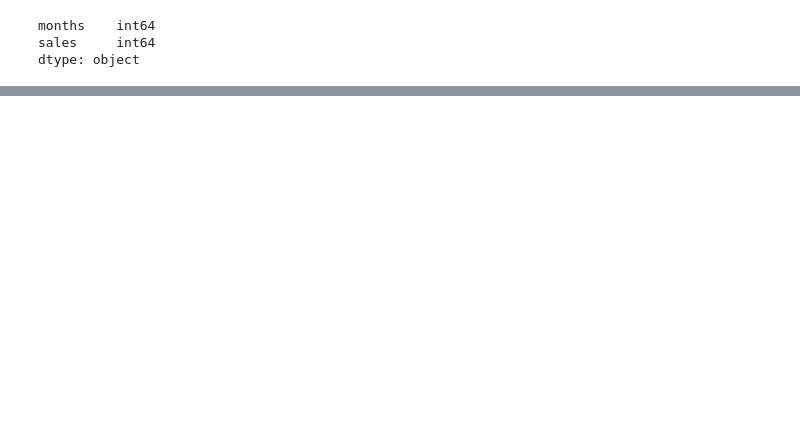
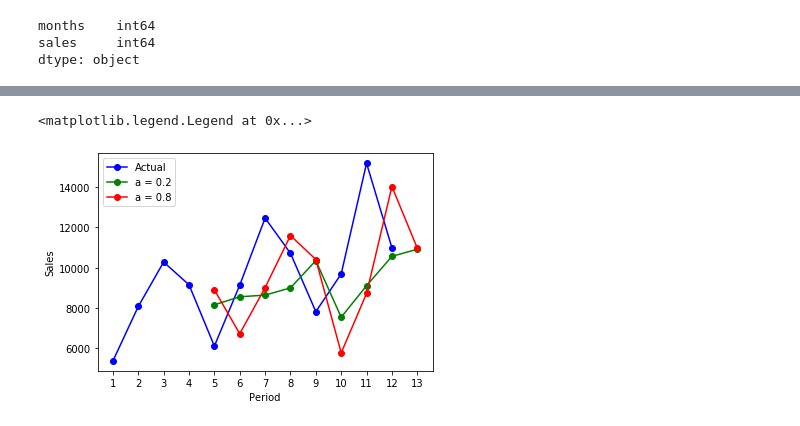
Before and after one commit to Eyefreeze/3803ICT-Lab-3, a Jupyter notebook: Lab 3.ipynb, the cells around one changed output, grey strips where cells are left out. Saved outputs shown, nothing was run; the diff lists cells and outputs as text; code cells hidden in the pictures; blank space fills up the shorter version.

```diff
--- a/Lab 3.ipynb
+++ b/Lab 3.ipynb
@@ -50,15 +54,7 @@ df.dtypes
-# %%
-for i in range(0,df.shape[0]-3):
-    df.loc[df.index[i+3],'4MMA'] = np.round(((df.iloc[i,1]+ df.iloc[i+1,1] +df.iloc[i+2,1])/3),1)
-
-df.head()
-
-
-
-# month13 = (9693+15177+10990)/3
-# month14 = (15177+10990+month13)/3
-# month15 = (10990+month13+month14)/3
-
-# df2 = pd.DataFrame({"months":[13, 14, 15],
-#                     "sales":['NaN', 'NaN', 'NaN'],
-#                    "3MMA":[month13, month14, month15]})
+# %%
+for i in range(0,df.shape[0]-3):
+    df.loc[df.index[i-4],'a=0.8'] = np.round((df.iloc[i-5,2])+ 0.8*((df.iloc[i-5,1])-(df.iloc[i-5,2])),1)
+for i in range(0,df.shape[0]-3):
+    df.loc[df.index[i-4],'a=0.2'] = np.round((df.iloc[i-5,2])+ 0.2*((df.iloc[i-5,1])-(df.iloc[i-5,2])),1)
+
+df
@@ -64,0 +78,11 @@ df.head()
+# %%
+plt.plot(df['months'],df['sales'],label="Actual", color="Blue", marker='o')
+plt.plot(df['months'],df['a=0.2'],label='a = 0.2', color="Green", marker='o')
+plt.plot(df['months'],df['a=0.8'],label='a = 0.8', color="Red", marker='o')
+plt.xlabel('Period')
+plt.ylabel('Sales')
+plt.xticks([k for k in range(1,13+1,1)])
+plt.legend()
+# %% [output]
+<matplotlib.legend.Legend at 0x...>
+[figure, added]
```
Also changed, not shown: parts of 3 cells of this notebook.
